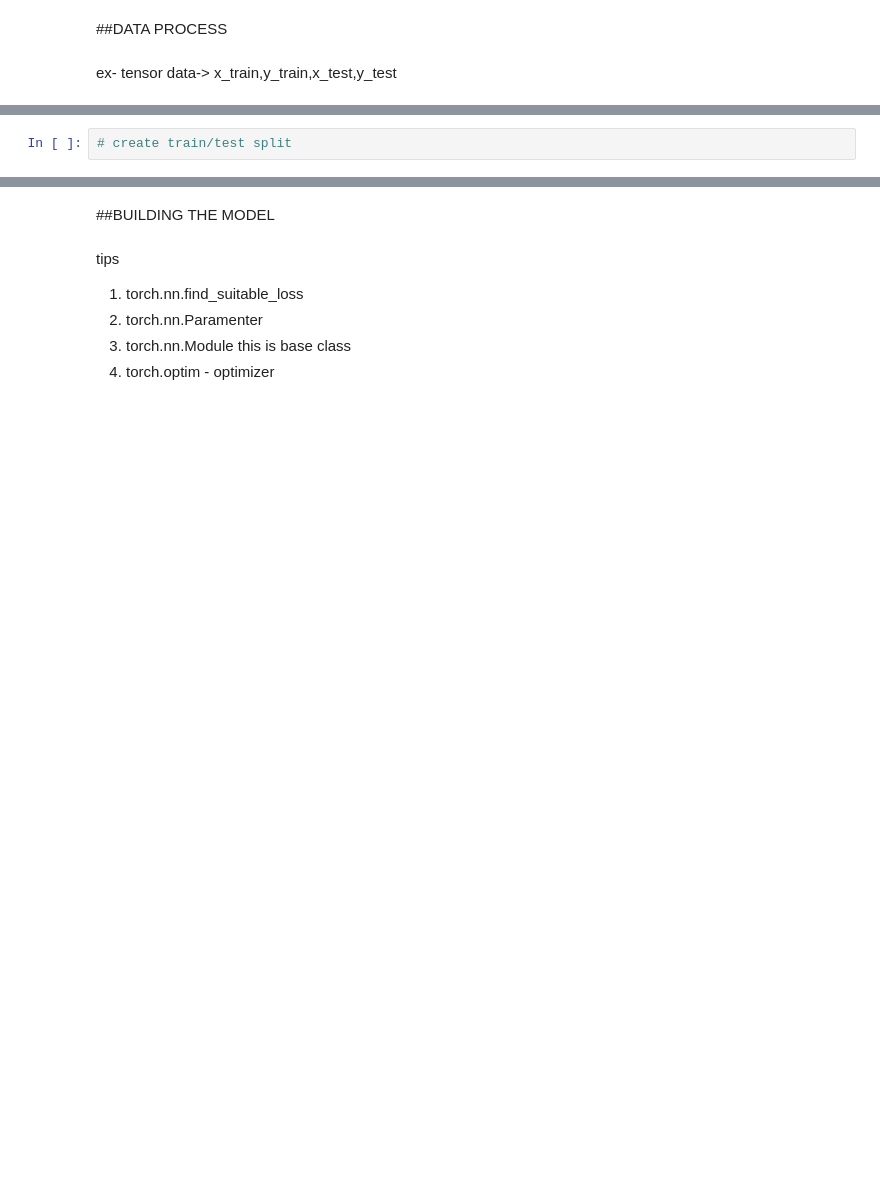
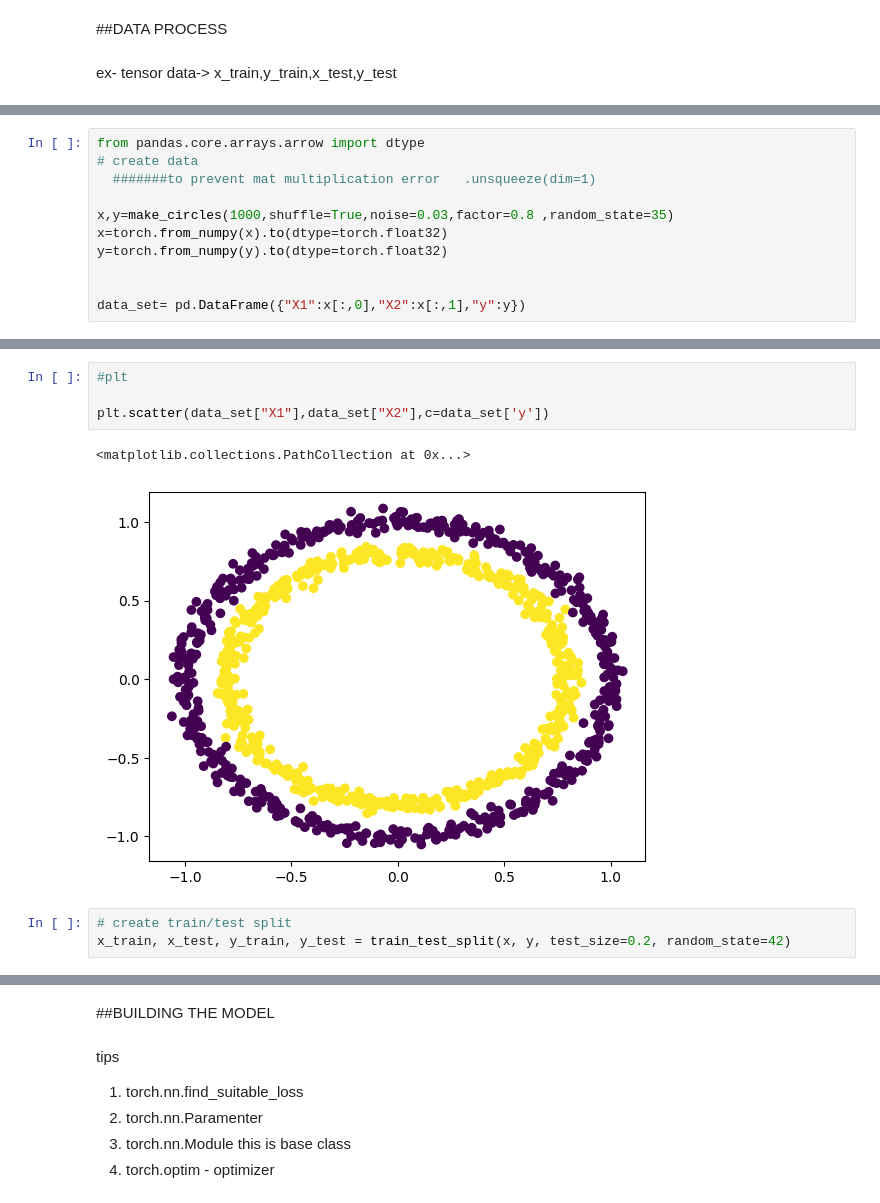
Before and after one commit to AhamedShimak/pytorch, a Jupyter notebook: classification_code_along.ipynb, the cells around one changed output, grey strips where cells are left out. Drawn from its saved outputs; the diff is of its cells as text; blank space fills up the shorter version.

```diff
--- a/classification_code_along.ipynb
+++ b/classification_code_along.ipynb
@@ -98,0 +87,11 @@ ex- tensor data-> x_train,y_train,x_test,y_test
+# %%
+from pandas.core.arrays.arrow import dtype
+# create data
+  #######to prevent mat multiplication error   .unsqueeze(dim=1)
+
+x,y=make_circles(1000,shuffle=True,noise=0.03,factor=0.8 ,random_state=35)
+x=torch.from_numpy(x).to(dtype=torch.float32)
+y=torch.from_numpy(y).to(dtype=torch.float32)
+
+
+data_set= pd.DataFrame({"X1":x[:,0],"X2":x[:,1],"y":y})
@@ -99,2 +113,10 @@ ex- tensor data-> x_train,y_train,x_test,y_test
+# %%
+#plt
+
+plt.scatter(data_set["X1"],data_set["X2"],c=data_set['y'])
+# %% [output]
+<matplotlib.collections.PathCollection at 0x...>
+[figure, added]
 # %%
 # create train/test split
+x_train, x_test, y_train, y_test = train_test_split(x, y, test_size=0.2, random_state=42)
```
Also changed, not shown: parts of 23 cells of this notebook.
